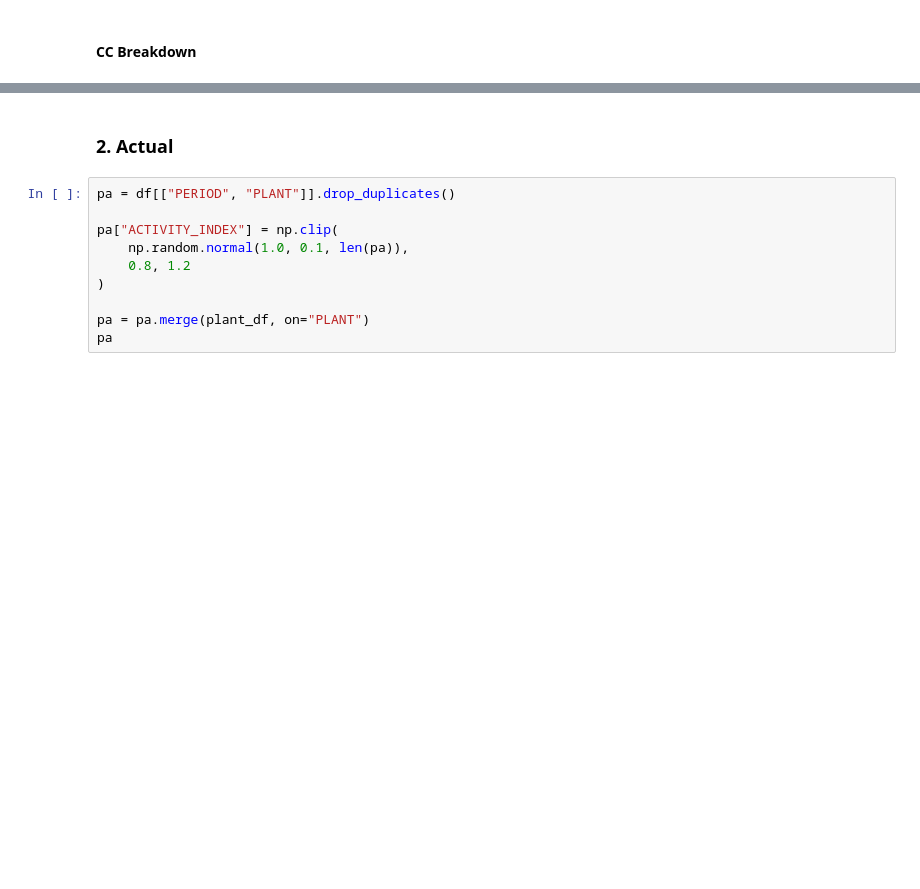
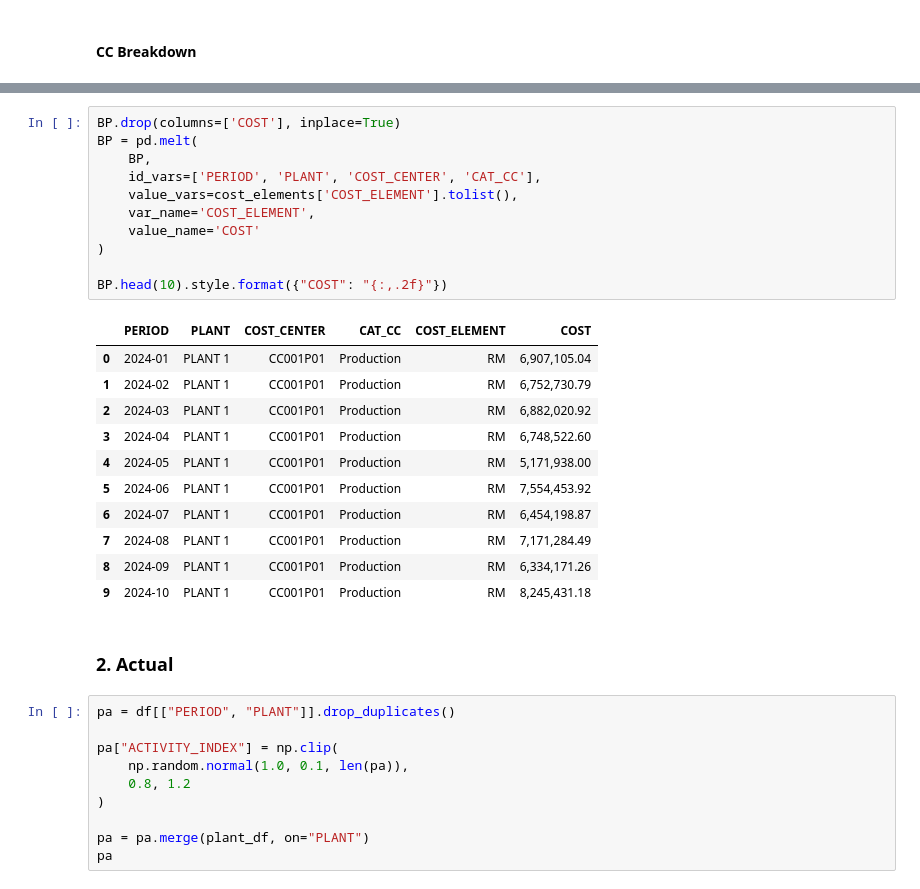
Before and after one commit to vinalamsyah/mock_data_generator, a Jupyter notebook: model.ipynb, the cells around one changed output, grey strips where cells are left out. Cells and saved outputs as stored; diff of their text form; blank space fills up the shorter version.

```diff
--- a/model.ipynb
+++ b/model.ipynb
@@ -251,3 +442,26 @@ pd.melt(
+# %%
+BP.drop(columns=['COST'], inplace=True)
+BP = pd.melt(
+    BP,
+    id_vars=['PERIOD', 'PLANT', 'COST_CENTER', 'CAT_CC'],
+    value_vars=cost_elements['COST_ELEMENT'].tolist(),
+    var_name='COST_ELEMENT',
+    value_name='COST'
+)
+
+BP.head(10).style.format({"COST": "{:,.2f}"})
+# %% [output]
+|  | PERIOD | PLANT | COST_CENTER | CAT_CC | COST_ELEMENT | COST |
+| 0 | 2024-01 | PLANT 1 | CC001P01 | Production | RM | 6,907,105.04 |
+| 1 | 2024-02 | PLANT 1 | CC001P01 | Production | RM | 6,752,730.79 |
+| 2 | 2024-03 | PLANT 1 | CC001P01 | Production | RM | 6,882,020.92 |
+| 3 | 2024-04 | PLANT 1 | CC001P01 | Production | RM | 6,748,522.60 |
+| 4 | 2024-05 | PLANT 1 | CC001P01 | Production | RM | 5,171,938.00 |
+| 5 | 2024-06 | PLANT 1 | CC001P01 | Production | RM | 7,554,453.92 |
+| 6 | 2024-07 | PLANT 1 | CC001P01 | Production | RM | 6,454,198.87 |
+| 7 | 2024-08 | PLANT 1 | CC001P01 | Production | RM | 7,171,284.49 |
+| 8 | 2024-09 | PLANT 1 | CC001P01 | Production | RM | 6,334,171.26 |
+| 9 | 2024-10 | PLANT 1 | CC001P01 | Production | RM | 8,245,431.18 |
 # %% [markdown]
 ### **2. Actual**
 # %%
```
Also changed, not shown: parts of 38 cells of this notebook.
